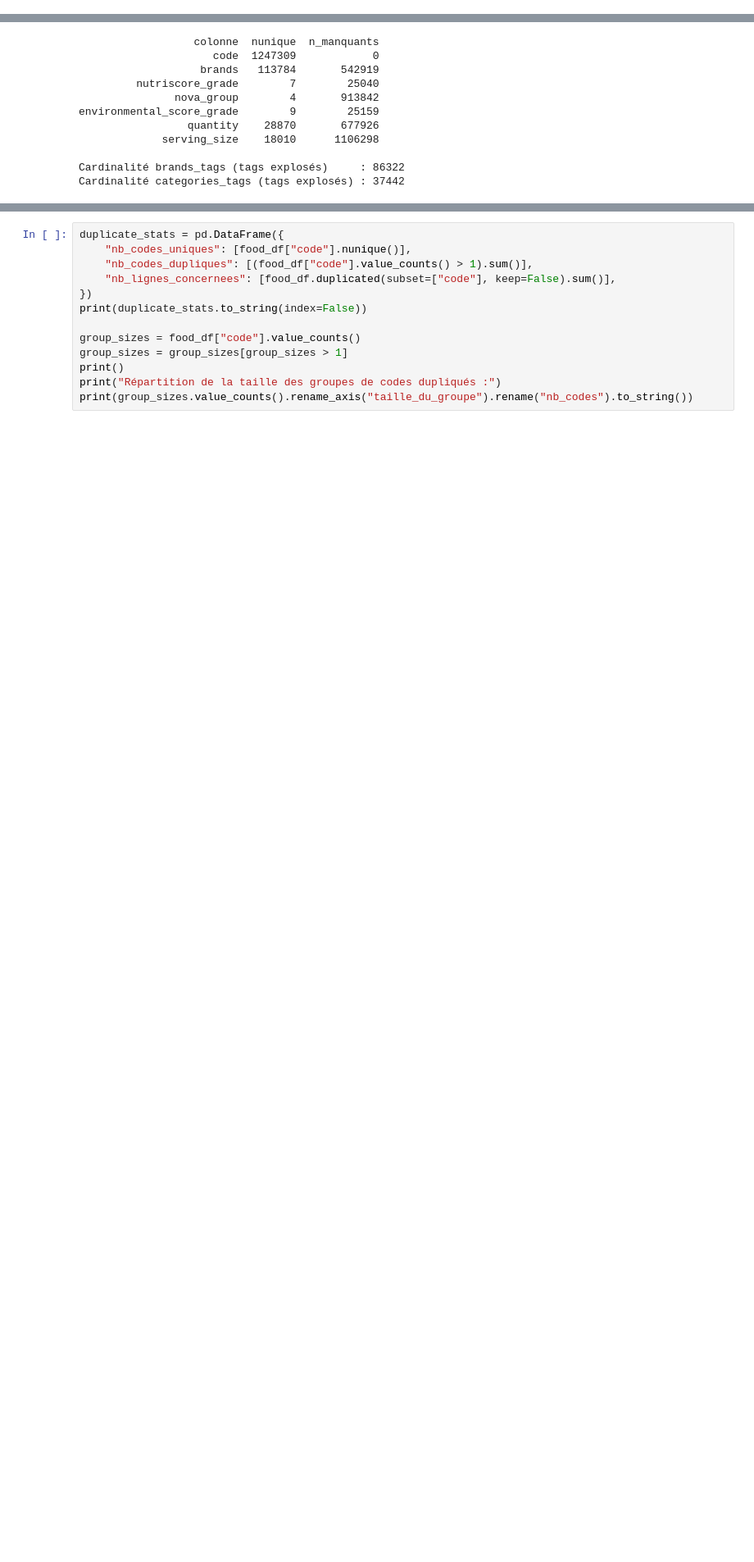
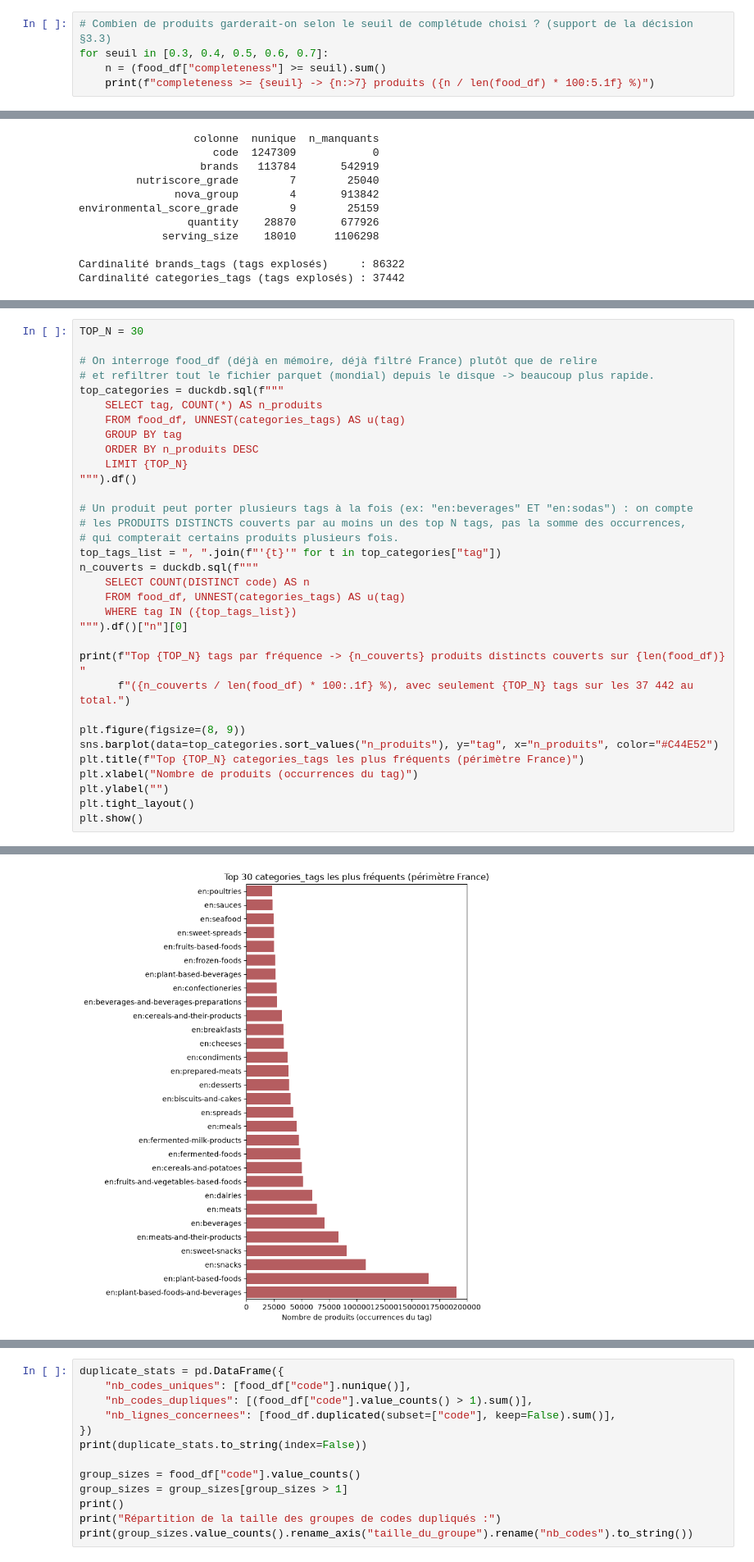
Before and after one commit to SDMM27/NutriScope, a Jupyter notebook: notebooks/tp2_profiling.ipynb, the cells around one changed output, grey strips where cells are left out. Shown at 82% size. Saved outputs shown, nothing was run; the diff lists cells and outputs as text; blank space fills up the shorter version.

```diff
--- a/notebooks/tp2_profiling.ipynb
+++ b/notebooks/tp2_profiling.ipynb
@@ -154,0 +163,5 @@ max            1.100
+# %%
+# Combien de produits garderait-on selon le seuil de complétude choisi ? (support de la décision §3.3)
+for seuil in [0.3, 0.4, 0.5, 0.6, 0.7]:
+    n = (food_df["completeness"] >= seuil).sum()
+    print(f"completeness >= {seuil} -> {n:>7} produits ({n / len(food_df) * 100:5.1f} %)")
@@ -193,0 +221,34 @@ Cardinalité categories_tags (tags explosés) : 37442
+# %%
+TOP_N = 30
+
+# On interroge food_df (déjà en mémoire, déjà filtré France) plutôt que de relire
+# et refiltrer tout le fichier parquet (mondial) depuis le disque -> beaucoup plus rapide.
+top_categories = duckdb.sql(f"""
+    SELECT tag, COUNT(*) AS n_produits
+    FROM food_df, UNNEST(categories_tags) AS u(tag)
+    GROUP BY tag
+    ORDER BY n_produits DESC
+    LIMIT {TOP_N}
+""").df()
+
+# Un produit peut porter plusieurs tags à la fois (ex: "en:beverages" ET "en:sodas") : on compte
+# les PRODUITS DISTINCTS couverts par au moins un des top N tags, pas la somme des occurrences,
+# qui compterait certains produits plusieurs fois.
+top_tags_list = ", ".join(f"'{t}'" for t in top_categories["tag"])
+n_couverts = duckdb.sql(f"""
+    SELECT COUNT(DISTINCT code) AS n
+    FROM food_df, UNNEST(categories_tags) AS u(tag)
+    WHERE tag IN ({top_tags_list})
+""").df()["n"][0]
+
+print(f"Top {TOP_N} tags par fréquence -> {n_couverts} produits distincts couverts sur {len(food_df)} "
+      f"({n_couverts / len(food_df) * 100:.1f} %), avec seulement {TOP_N} tags sur les 37 442 au total.")
+
+plt.figure(figsize=(8, 9))
+sns.barplot(data=top_categories.sort_values("n_produits"), y="tag", x="n_produits", color="#C44E52")
+plt.title(f"Top {TOP_N} categories_tags les plus fréquents (périmètre France)")
+plt.xlabel("Nombre de produits (occurrences du tag)")
+plt.ylabel("")
+plt.tight_layout()
+plt.show()
+# %% [output]
@@ -193,0 +256 @@ Cardinalité categories_tags (tags explosés) : 37442
+[figure, added]
```
Also changed, not shown: parts of 15 cells of this notebook.
